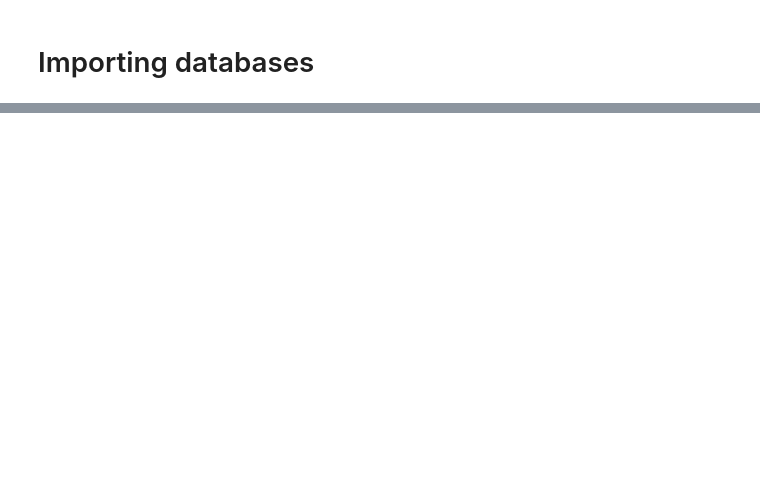
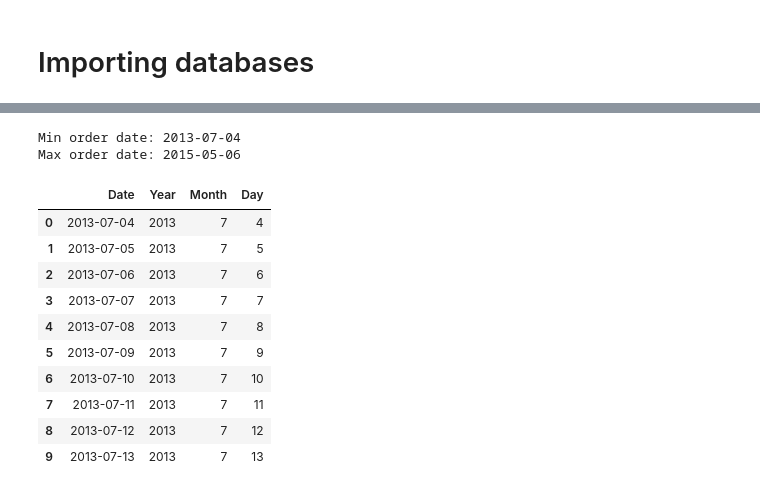
Before and after one commit to andreydesousa92-byte/ML_models, a Jupyter notebook: Intermitent_Sales_Classification.ipynb, the cells around one changed output, grey strips where cells are left out. Cells and saved outputs as stored; diff of their text form; code cells hidden in the pictures; blank space fills up the shorter version.

```diff
--- a/Intermitent_Sales_Classification.ipynb
+++ b/Intermitent_Sales_Classification.ipynb
@@ -21,0 +50,5 @@ df_sales.head()
+# %%
+# ORDERDETAILS
+url = "https://raw.githubusercontent.com/andreydesousa92-byte/ML_models/main/orders.csv"
+df_orders = pd.read_csv(url)
+df_orders.head()
@@ -21,0 +62,32 @@ df_sales.head()
+# %%
+# Min and Max dates
+min_date = df_orders['orderDate'].min()
+max_date = df_orders['orderDate'].max()
+
+print("Min order date:", min_date)
+print("Max order date:", max_date)
+# %% [output]
+Min order date: 2013-07-04
+Max order date: 2015-05-06
+# %%
+# Create date range
+calendar_df = pd.DataFrame({'Date': pd.date_range(start=min_date, end=max_date)})
+
+# Extract year and month as separate columns
+calendar_df['Year'] = calendar_df['Date'].dt.year
+calendar_df['Month'] = calendar_df['Date'].dt.month
+calendar_df['Day'] = calendar_df['Date'].dt.day
+
+calendar_df.head(10)
+# %% [output]
+|  | Date | Year | Month | Day |
+| 0 | 2013-07-04 | 2013 | 7 | 4 |
+| 1 | 2013-07-05 | 2013 | 7 | 5 |
+| 2 | 2013-07-06 | 2013 | 7 | 6 |
+| 3 | 2013-07-07 | 2013 | 7 | 7 |
+| 4 | 2013-07-08 | 2013 | 7 | 8 |
+| 5 | 2013-07-09 | 2013 | 7 | 9 |
+| 6 | 2013-07-10 | 2013 | 7 | 10 |
+| 7 | 2013-07-11 | 2013 | 7 | 11 |
+| 8 | 2013-07-12 | 2013 | 7 | 12 |
+| 9 | 2013-07-13 | 2013 | 7 | 13 |
```
Also changed, not shown: parts of 14 cells of this notebook.
